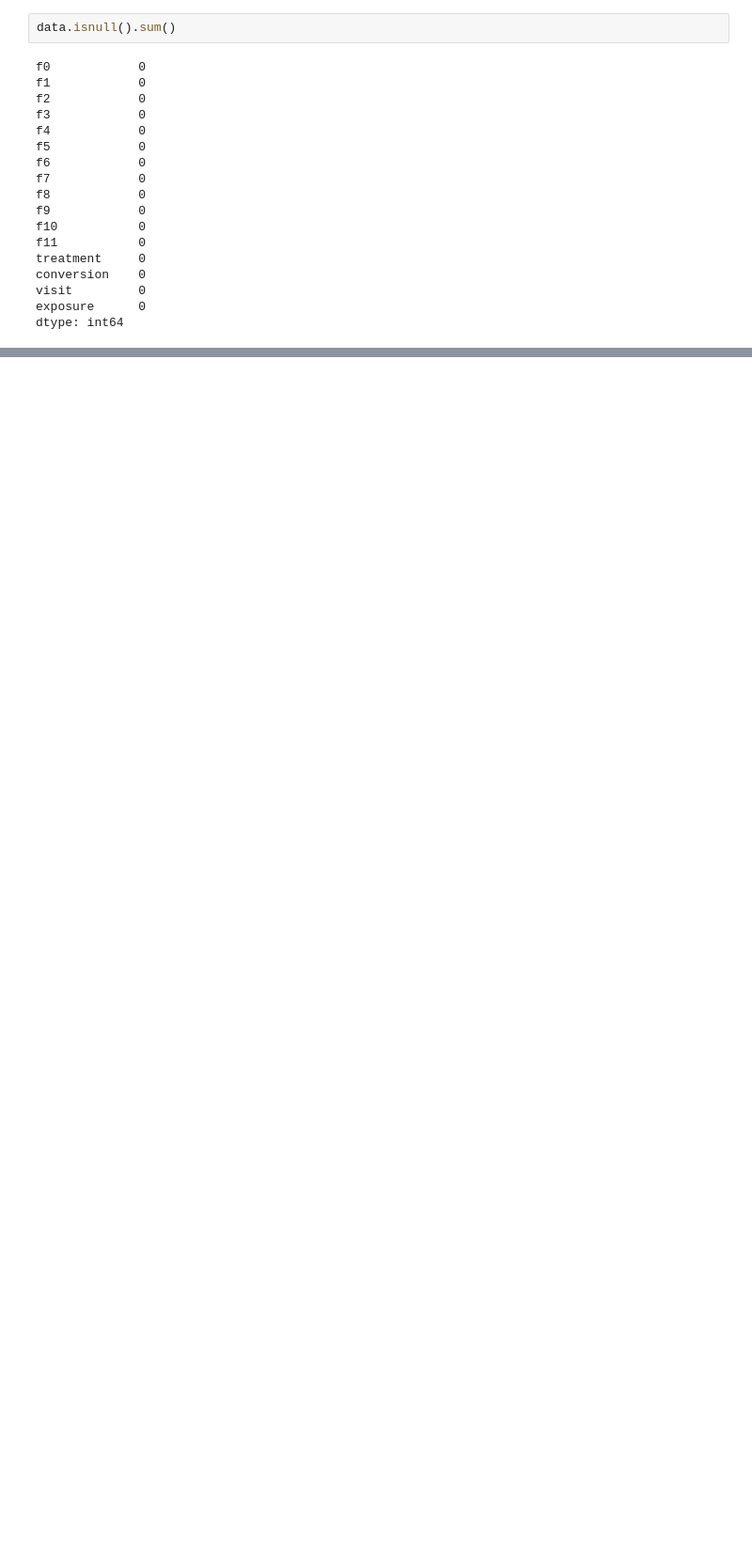
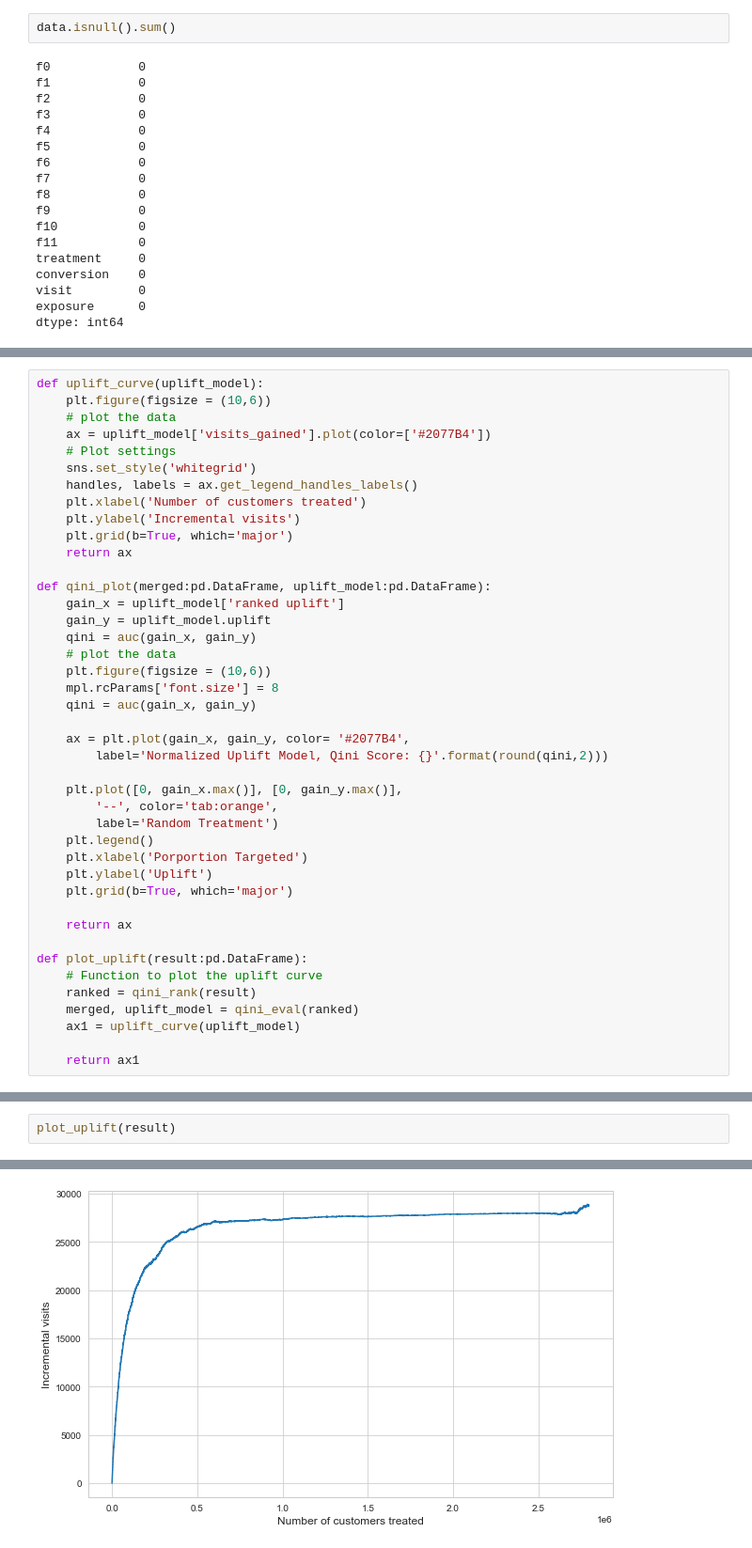
Before and after one commit to abcjamesjordan/uplift-modeling-criteo-kaggle, a Jupyter notebook: analysis.ipynb, the cells around one changed output, grey strips where cells are left out. Shown at 94% size. Cells and saved outputs as stored; diff of their text form; blank space fills up the shorter version.

```diff
--- a/analysis.ipynb
+++ b/analysis.ipynb
@@ -104,0 +389,42 @@ Deprecated in NumPy 1.20; for more details and guidance: https://numpy.org/devdo
+# %%
+def uplift_curve(uplift_model):
+    plt.figure(figsize = (10,6))
+    # plot the data
+    ax = uplift_model['visits_gained'].plot(color=['#2077B4'])
+    # Plot settings
+    sns.set_style('whitegrid')
+    handles, labels = ax.get_legend_handles_labels()
+    plt.xlabel('Number of customers treated')
+    plt.ylabel('Incremental visits')
+    plt.grid(b=True, which='major')
+    return ax
+
+def qini_plot(merged:pd.DataFrame, uplift_model:pd.DataFrame):
+    gain_x = uplift_model['ranked uplift']
+    gain_y = uplift_model.uplift
+    qini = auc(gain_x, gain_y)
+    # plot the data
+    plt.figure(figsize = (10,6))
+    mpl.rcParams['font.size'] = 8
+    qini = auc(gain_x, gain_y)
+
+    ax = plt.plot(gain_x, gain_y, color= '#2077B4',
+        label='Normalized Uplift Model, Qini Score: {}'.format(round(qini,2)))
+
+    plt.plot([0, gain_x.max()], [0, gain_y.max()],
+        '--', color='tab:orange',
+        label='Random Treatment')
+    plt.legend()
+    plt.xlabel('Porportion Targeted')
+    plt.ylabel('Uplift')
+    plt.grid(b=True, which='major')
+
+    return ax
+
+def plot_uplift(result:pd.DataFrame):
+    # Function to plot the uplift curve
+    ranked = qini_rank(result)
+    merged, uplift_model = qini_eval(ranked)
+    ax1 = uplift_curve(uplift_model)
+
+    return ax1
@@ -104,0 +439,3 @@ Deprecated in NumPy 1.20; for more details and guidance: https://numpy.org/devdo
+# %%
+plot_uplift(result)
+# %% [output]
@@ -104,0 +443 @@ Deprecated in NumPy 1.20; for more details and guidance: https://numpy.org/devdo
+[figure, added]
```
Also changed, not shown: parts of 52 cells of this notebook, 2 other files.
